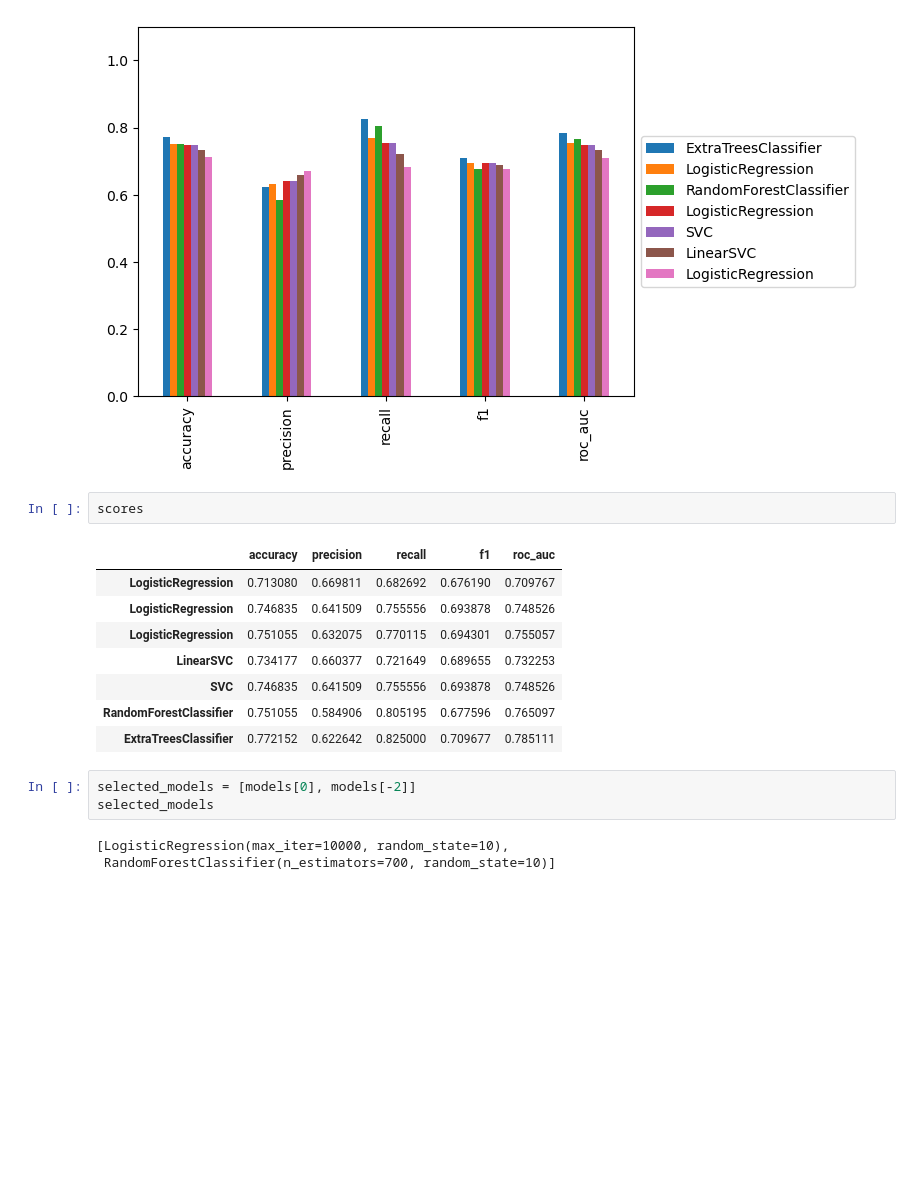
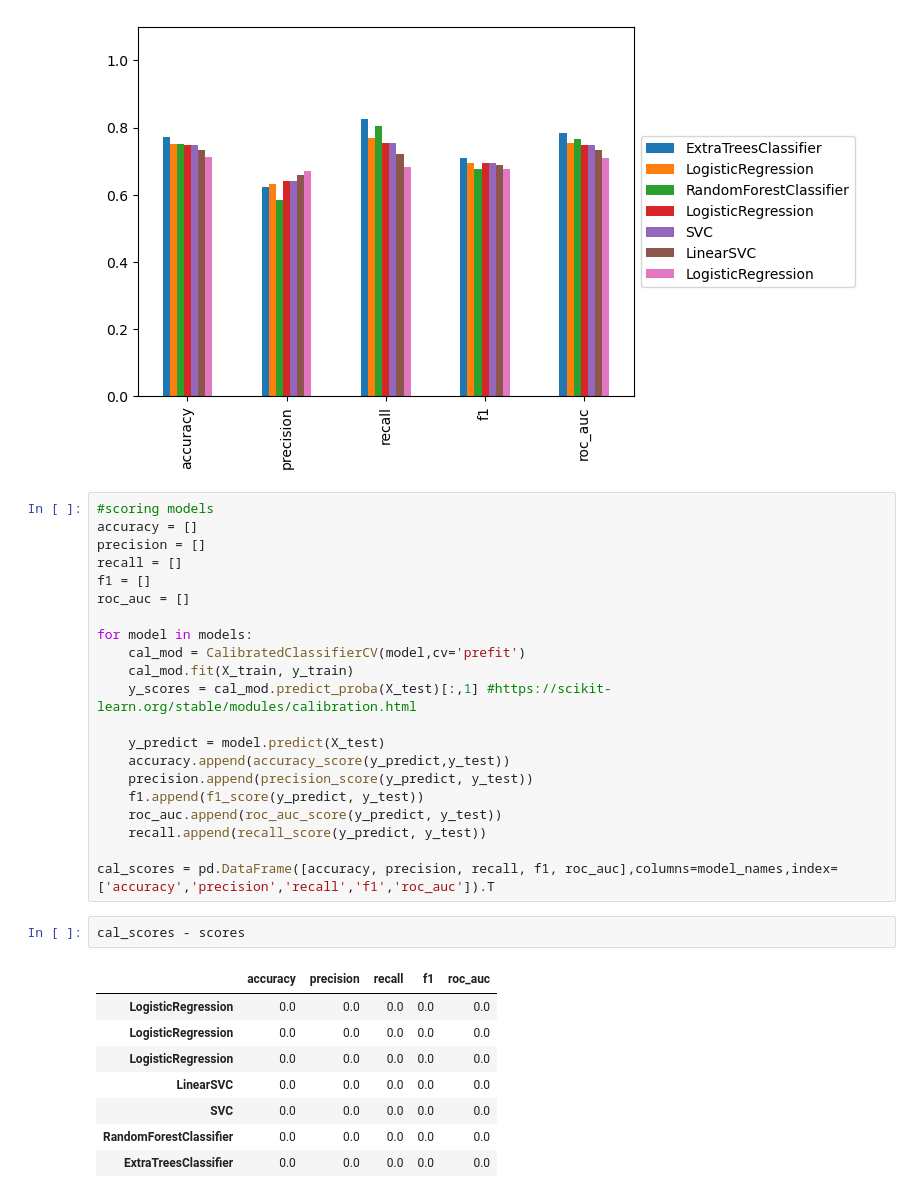
Before and after one commit to NinaCilliers/breast_cancer, a Jupyter notebook: breast_cancer.ipynb, the cells around one changed output. Drawn from its saved outputs; the diff is of its cells as text; blank space fills up the shorter version.

Commit message:
fixed scoring error

```diff
--- a/breast_cancer.ipynb
+++ b/breast_cancer.ipynb
@@ -405,20 +406,35 @@ ax.legend(loc='center left', bbox_to_anchor=(1,0.5))
 # %% [output]
 <matplotlib.legend.Legend at 0x...>
 [figure]
-# %%
-scores
-# %% [output]
-|  | accuracy | precision | recall | f1 | roc_auc |
-| LogisticRegression | 0.713080 | 0.669811 | 0.682692 | 0.676190 | 0.709767 |
-| LogisticRegression | 0.746835 | 0.641509 | 0.755556 | 0.693878 | 0.748526 |
-| LogisticRegression | 0.751055 | 0.632075 | 0.770115 | 0.694301 | 0.755057 |
-| LinearSVC | 0.734177 | 0.660377 | 0.721649 | 0.689655 | 0.732253 |
-| SVC | 0.746835 | 0.641509 | 0.755556 | 0.693878 | 0.748526 |
-| RandomForestClassifier | 0.751055 | 0.584906 | 0.805195 | 0.677596 | 0.765097 |
-| ExtraTreesClassifier | 0.772152 | 0.622642 | 0.825000 | 0.709677 | 0.785111 |
-# %%
-selected_models = [models[0], models[-2]]
-selected_models
-# %% [output]
-[LogisticRegression(max_iter=10000, random_state=10),
- RandomForestClassifier(n_estimators=700, random_state=10)]
+# %%
+#scoring models
+accuracy = []
+precision = []
+recall = []
+f1 = []
+roc_auc = []
+
+for model in models:
+    cal_mod = CalibratedClassifierCV(model,cv='prefit')
+    cal_mod.fit(X_train, y_train)
+    y_scores = cal_mod.predict_proba(X_test)[:,1] #https://scikit-learn.org/stable/modules/calibration.html
+
+    y_predict = model.predict(X_test)
+    accuracy.append(accuracy_score(y_predict,y_test))
+    precision.append(precision_score(y_predict, y_test))
+    f1.append(f1_score(y_predict, y_test))
+    roc_auc.append(roc_auc_score(y_predict, y_test))
+    recall.append(recall_score(y_predict, y_test))
+
+cal_scores = pd.DataFrame([accuracy, precision, recall, f1, roc_auc],columns=model_names,index=['accuracy','precision','recall','f1','roc_auc']).T
+# %%
+cal_scores - scores
+# %% [output]
+|  | accuracy | precision | recall | f1 | roc_auc |
+| LogisticRegression | 0.0 | 0.0 | 0.0 | 0.0 | 0.0 |
+| LogisticRegression | 0.0 | 0.0 | 0.0 | 0.0 | 0.0 |
+| LogisticRegression | 0.0 | 0.0 | 0.0 | 0.0 | 0.0 |
+| LinearSVC | 0.0 | 0.0 | 0.0 | 0.0 | 0.0 |
+| SVC | 0.0 | 0.0 | 0.0 | 0.0 | 0.0 |
+| RandomForestClassifier | 0.0 | 0.0 | 0.0 | 0.0 | 0.0 |
+| ExtraTreesClassifier | 0.0 | 0.0 | 0.0 | 0.0 | 0.0 |
```
Also changed, not shown: parts of 8 cells of this notebook.
